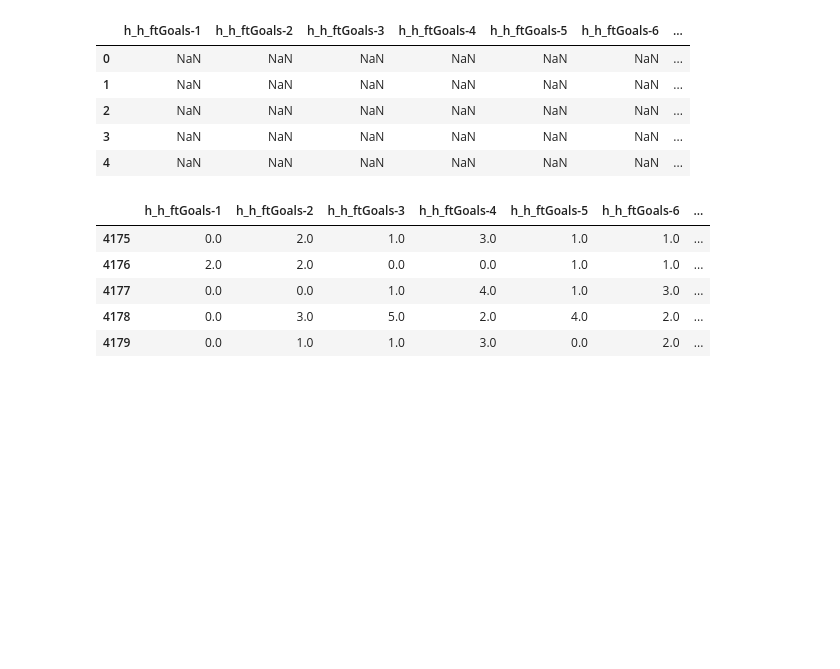
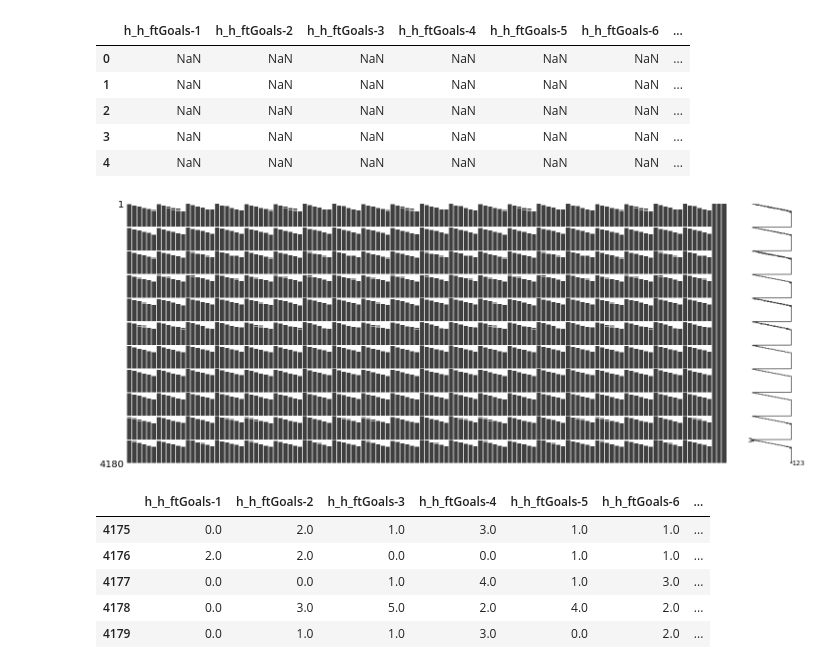
Before and after one commit to DMacGillivray/soccer-predictions, a Jupyter notebook: notebooks/0002.01 Modeling Setup - Run First Model.ipynb, the cells around one changed output. Saved outputs shown, nothing was run; the diff lists cells and outputs as text; code cells hidden in the pictures; blank space fills up the shorter version.

```diff
--- a/notebooks/0002.01 Modeling Setup - Run First Model.ipynb
+++ b/notebooks/0002.01 Modeling Setup - Run First Model.ipynb
@@ -99,6 +100,12 @@ df_cut.head()
 | 2 | NaN | NaN | NaN | NaN | NaN | NaN | ... |
 | 3 | NaN | NaN | NaN | NaN | NaN | NaN | ... |
 | 4 | NaN | NaN | NaN | NaN | NaN | NaN | ... |
+# %%
+msno.matrix(df_cut)
+
+plt.show();
+# %% [output]
+[figure, added]
 # %%
 df_cut.tail()
 # %% [output]
```
Also changed, not shown: parts of 16 cells of this notebook, 3 other files.
